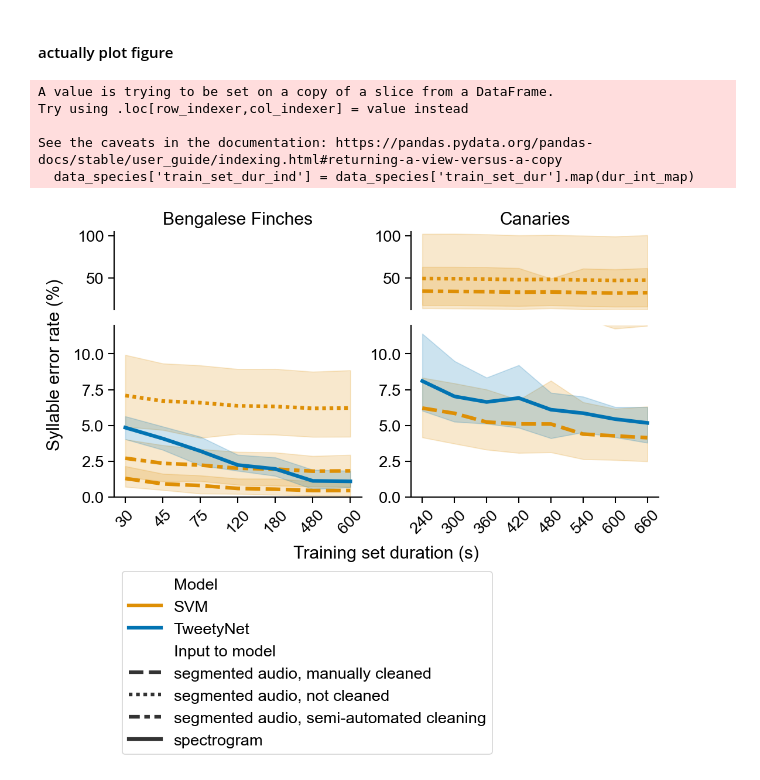
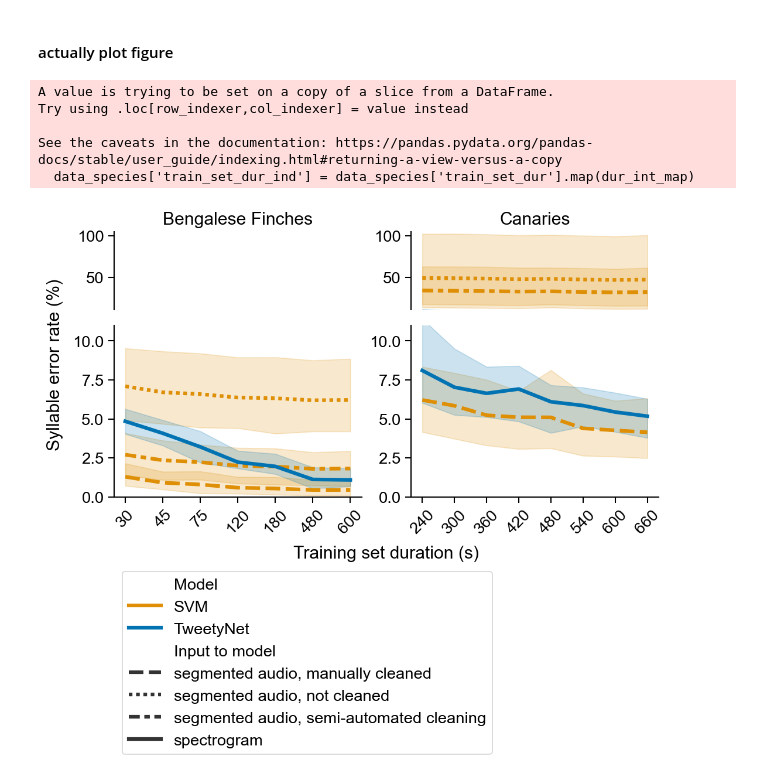
Before and after one commit to yardencsGitHub/tweetynet, a Jupyter notebook: src/scripts/tweetynet-v-svm/tweetynet-v-svm-figure.ipynb, the cells around one changed output. Saved outputs shown, nothing was run; the diff lists cells and outputs as text; code cells hidden in the pictures.

Commit message:
fix y limits in tweetynet-v-svm figure

```diff
--- a/src/scripts/tweetynet-v-svm/tweetynet-v-svm-figure.ipynb
+++ b/src/scripts/tweetynet-v-svm/tweetynet-v-svm-figure.ipynb
@@ -193,7 +193,7 @@ for col, species in enumerate(('Bengalese_Finches', 'Canaries')):
             g.legend_.remove()
 
     col_ax_arr[0].set_ylim([12, 105.])
-    col_ax_arr[1].set_ylim([0., 12])
+    col_ax_arr[1].set_ylim([0., 11])
 
     col_ax_arr[0].set_xticks(list(TRAIN_DUR_IND_MAP.values()))
     col_ax_arr[0].set_xticklabels([])
@@ -217,31 +217,31 @@ for ax_ind, spines, tick_params in zip(
         None,
         None,
     )
 ):
     for spine in spines:
         ax_arr.flatten()[ax_ind].spines[spine].set_visible(False)
     if tick_params is not None:
         ax_arr.flatten()[ax_ind].tick_params(**tick_params)
 
 # # add a big axis, hide frame
 big_ax = fig.add_subplot(111, frameon=False)
 # hide tick and tick label of the big axis
 big_ax.tick_params(labelcolor='none', top=False, bottom=False, left=False, right=False)
 big_ax.grid(False)
 
 big_ax.set_xlabel('Training set duration (s)', labelpad=20)
 big_ax.set_ylabel('Syllable error rate (%)', labelpad=15)
 
 big_ax.legend(handles, labels, loc='upper left', bbox_to_anchor=[0.0, -0.25])
 
 FIG_STEM = 'svm-v-tweetynet-results'
 
 for ext in ('png', 'svg'):
     fig.savefig(FIG_ROOT / f'{FIG_STEM}.{ext}', bbox_inches='tight');
 # %% [output]
 A value is trying to be set on a copy of a slice from a DataFrame.
 Try using .loc[row_indexer,col_indexer] = value instead
 
 See the caveats in the documentation: https://pandas.pydata.org/pandas-docs/stable/user_guide/indexing.html#returning-a-view-versus-a-copy
   data_species['train_set_dur_ind'] = data_species['train_set_dur'].map(dur_int_map)
-[figure, old version]
+[figure, new version]
```
Also changed, not shown: 2 other files.
